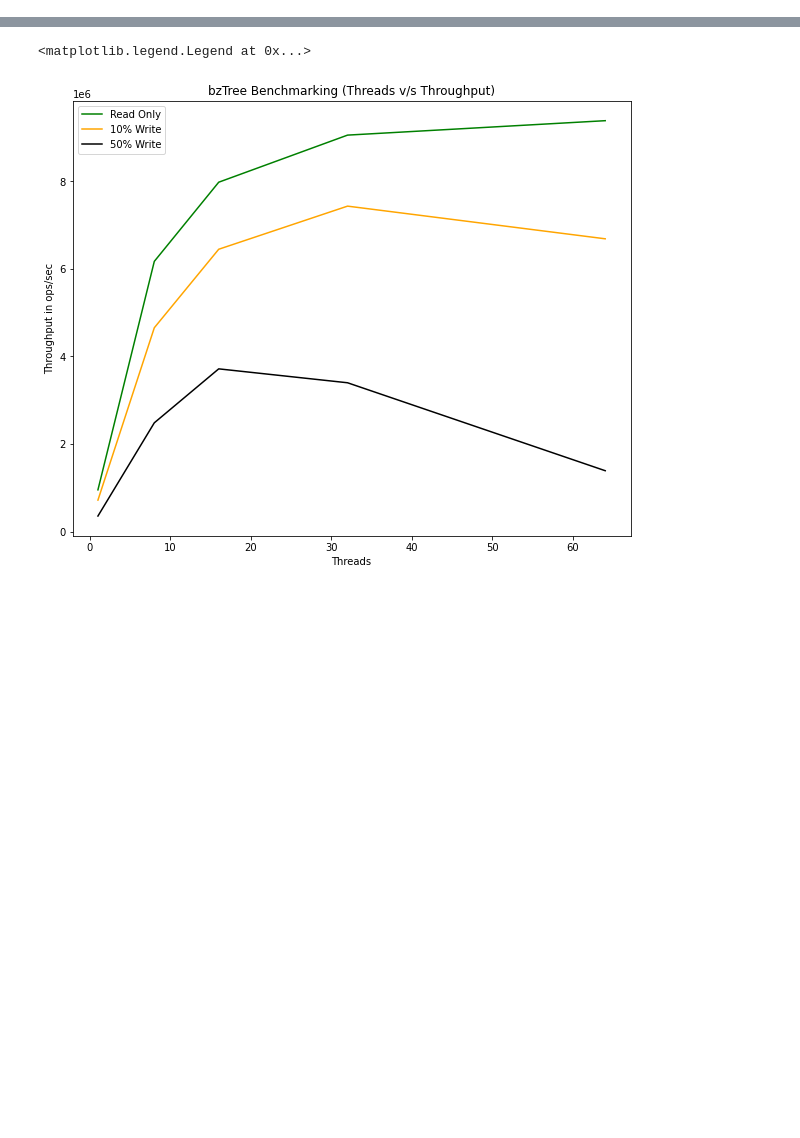
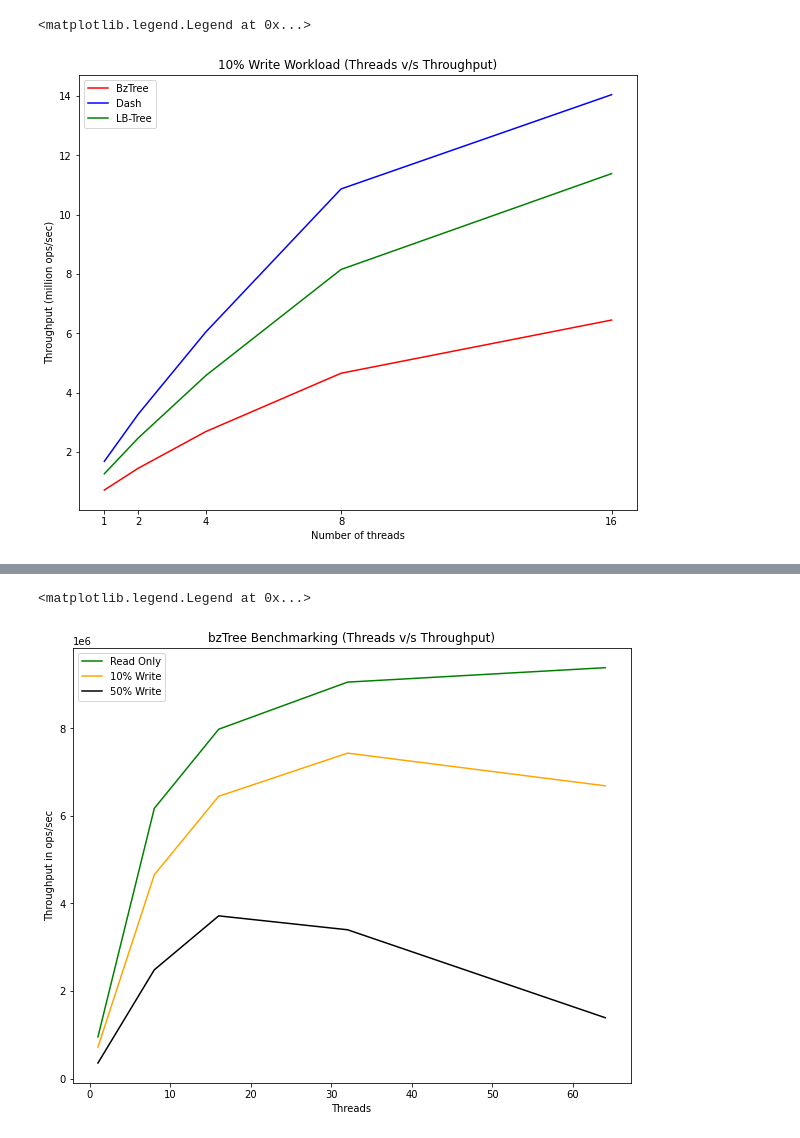
Before and after one commit to nisargshah95/Comparison-of-Indexes-for-PMem, a Jupyter notebook: CS764.ipynb, the cells around one changed output, grey strips where cells are left out. Cells and saved outputs as stored; diff of their text form; code cells hidden in the pictures; blank space fills up the shorter version.

```diff
--- a/CS764.ipynb
+++ b/CS764.ipynb
@@ -4,0 +55,16 @@ import matplotlib.pyplot as plt
+# %%
+# 10% WRITE - THROUGHPUT VS THREADS (ACROSS TREES)
+
+plt.figure(figsize=(10,8))
+bz10WriteLine, = plt.plot(threads, bztree_10_tp, color=colors[0], label = 'BzTree')
+d10WriteLine, = plt.plot(threads, dash_10_tp, color=colors[1], label = 'Dash')
+l10WriteLine, = plt.plot(threads, lbtree_10_tp, color=colors[2], label = 'LB-Tree')
+
+plt.xlabel(xlabel)
+plt.xticks(threads)
+plt.ylabel(tp_ylabel)
+plt.title('10% Write Workload (Threads v/s Throughput)')
+plt.legend(handles=[bz10WriteLine, d10WriteLine, l10WriteLine])
+# %% [output]
+<matplotlib.legend.Legend at 0x...>
+[figure, added]
```
Also changed, not shown: parts of 16 cells of this notebook.
